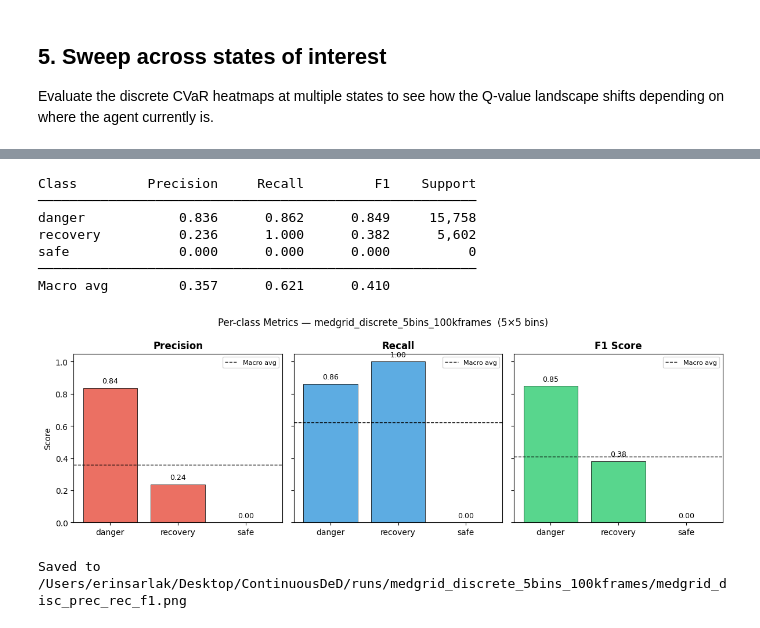
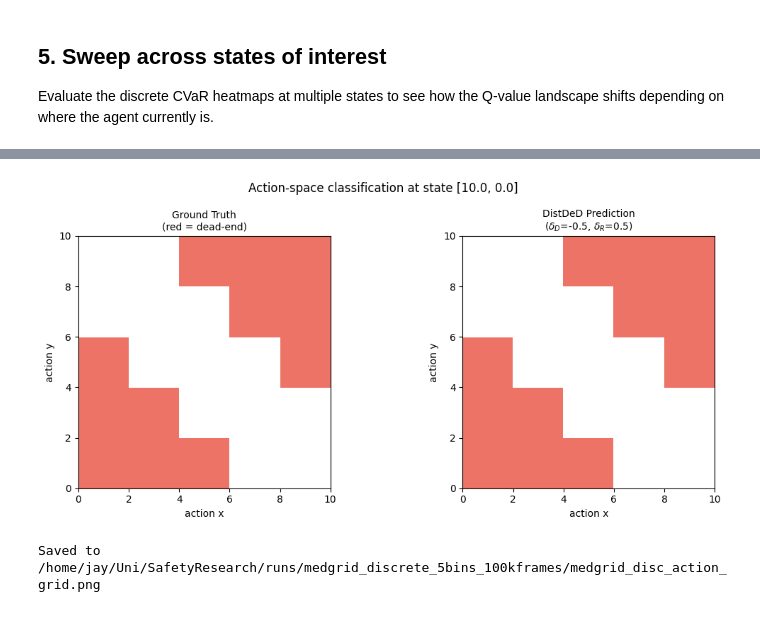
Before and after one commit to jaym-01/ContinuousDeD, a Jupyter notebook: medgrid_analysis_discrete5.ipynb, the cells around one changed output, grey strips where cells are left out. Drawn from its saved outputs; the diff is of its cells as text; code cells hidden in the pictures.

```diff
--- a/medgrid_analysis_discrete5.ipynb
+++ b/medgrid_analysis_discrete5.ipynb
@@ -411,51 +462,29 @@ Saved to /Users/erinsarlak/Desktop/ContinuousDeD/runs/medgrid_discrete_5bins_100
 # %%
-# ── Precision / Recall / F1 ───────────────────────────────────────────────────
-prec, rec, f1, support = precision_recall_fscore_support(
-    gt_flat, pred_flat, labels=CLASSES, zero_division=0
-)
+fig, axes = plt.subplots(1, 2, figsize=(11, 5))
 
-print(f"{'Class':<12} {'Precision':>10} {'Recall':>10} {'F1':>10} {'Support':>10}")
-print("─" * 56)
-for i, c in enumerate(CLASSES):
-    print(f"{c:<12} {prec[i]:>10.3f} {rec[i]:>10.3f} {f1[i]:>10.3f} {support[i]:>10,}")
-print("─" * 56)
-macro_p  = prec.mean()
-macro_r  = rec.mean()
-macro_f1 = f1.mean()
-print(f"{'Macro avg':<12} {macro_p:>10.3f} {macro_r:>10.3f} {macro_f1:>10.3f}")
+gt_rgba = np.zeros((*gt_action_grid.shape, 4), dtype=np.uint8)
+gt_rgba[ gt_action_grid] = [231,  76,  60, 200]
+gt_rgba[~gt_action_grid] = [255, 255, 255, 220]
+axes[0].imshow(np.transpose(gt_rgba, (1, 0, 2)), origin='lower',
+               extent=[0, SIZE, 0, SIZE], interpolation='nearest', aspect='equal')
+axes[0].set_title('Ground Truth\n(red = dead-end)', fontsize=10)
+axes[0].set_xlabel('action x'); axes[0].set_ylabel('action y')
 
-# Bar chart
-fig, axes = plt.subplots(1, 3, figsize=(12, 4), sharey=True)
-metrics   = [prec, rec, f1]
-titles    = ['Precision', 'Recall', 'F1 Score']
-colors    = ['#e74c3c', '#3498db', '#2ecc71']
+pred_rgba = np.zeros((*pred_action_grid.shape, 4), dtype=np.uint8)
+pred_rgba[ pred_action_grid] = [231,  76,  60, 200]
+pred_rgba[~pred_action_grid] = [255, 255, 255, 220]
+axes[1].imshow(np.transpose(pred_rgba, (1, 0, 2)), origin='lower',
+               extent=[0, SIZE, 0, SIZE], interpolation='nearest', aspect='equal')
+axes[1].set_title(
+    f'DistDeD Prediction\n($\\delta_D$={DELTA_D}, $\\delta_R$={DELTA_R})', fontsize=10)
+axes[1].set_xlabel('action x'); axes[1].set_ylabel('action y')
 
-for ax, vals, title, col in zip(axes, metrics, titles, colors):
-    bars = ax.bar(CLASSES, vals, color=col, alpha=0.8, edgecolor='black', linewidth=0.7)
-    ax.set_ylim(0, 1.05)
-    ax.set_title(title, fontsize=12, fontweight='bold')
-    ax.set_ylabel('Score' if ax is axes[0] else '')
-    ax.axhline(macro_p if title == 'Precision' else
-               macro_r if title == 'Recall' else macro_f1,
-               color='k', linestyle='--', linewidth=1, label=f'Macro avg')
-    ax.legend(fontsize=8)
-    for bar, val in zip(bars, vals):
-        ax.text(bar.get_x() + bar.get_width() / 2, val + 0.02,
-                f'{val:.2f}', ha='center', va='bottom', fontsize=9)
-
-fig.suptitle(f'Per-class Metrics — {DISC_RUN_NAME}  ({n_bins}×{n_bins} bins)', fontsize=12)
+fig.suptitle(f'Action-space classification at state {FIXED_STATE}', fontsize=12)
 plt.tight_layout()
-out_path = os.path.join(DISC_RUN_DIR, 'medgrid_disc_prec_rec_f1.png')
+out_path = os.path.join(DISC_RUN_DIR, 'medgrid_disc_action_grid.png')
 plt.savefig(out_path, dpi=150, bbox_inches='tight')
 plt.show()
 print('Saved to', out_path)
 # %% [output]
+[figure, new version]
-Class         Precision     Recall         F1    Support
-────────────────────────────────────────────────────────
-danger            0.836      0.862      0.849     15,758
-recovery          0.236      1.000      0.382      5,602
-safe              0.000      0.000      0.000          0
-────────────────────────────────────────────────────────
-Macro avg         0.357      0.621      0.410
+Saved to /home/jay/Uni/SafetyResearch/runs/medgrid_discrete_5bins_100kframes/medgrid_disc_action_grid.png
-[figure, old version]
-Saved to /Users/erinsarlak/Desktop/ContinuousDeD/runs/medgrid_discrete_5bins_100kframes/medgrid_disc_prec_rec_f1.png
```
Also changed, not shown: parts of 13 cells of this notebook, 8 other files.
